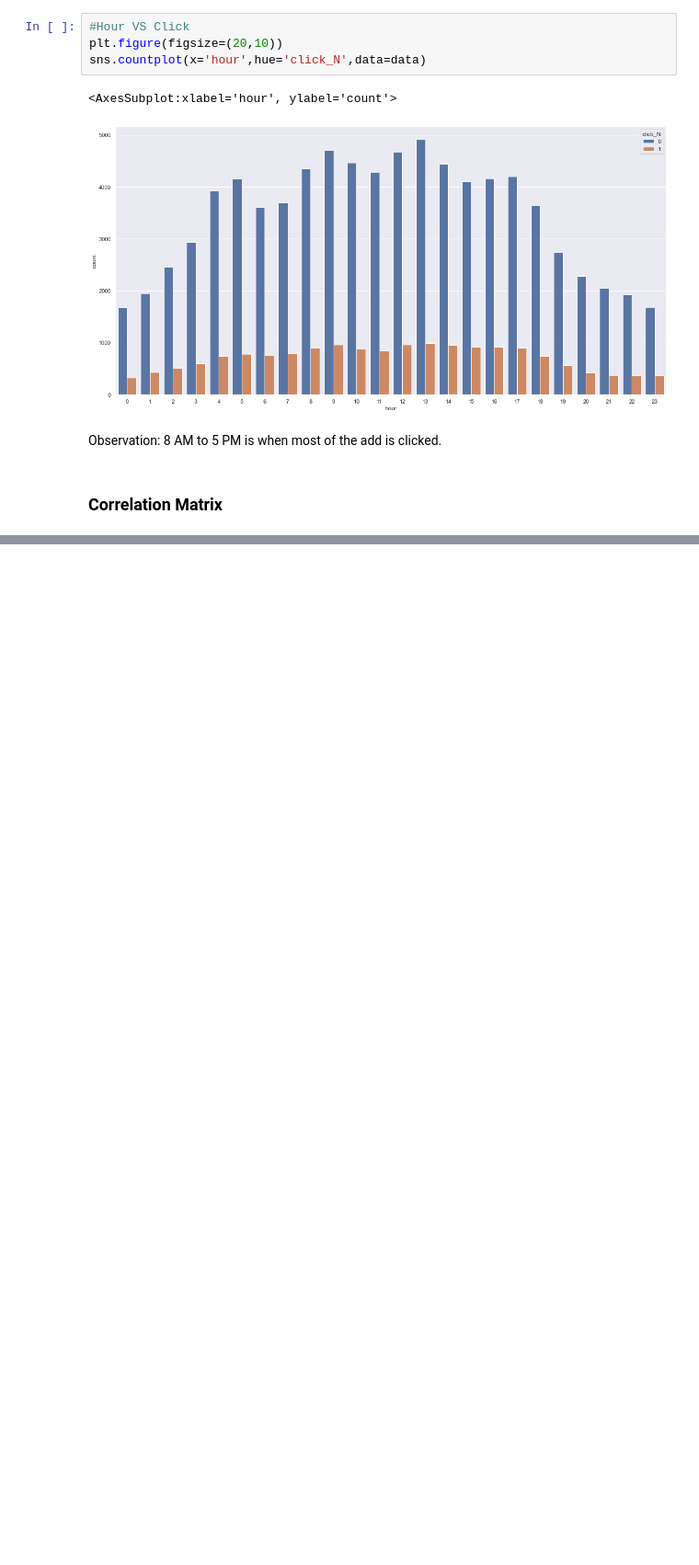
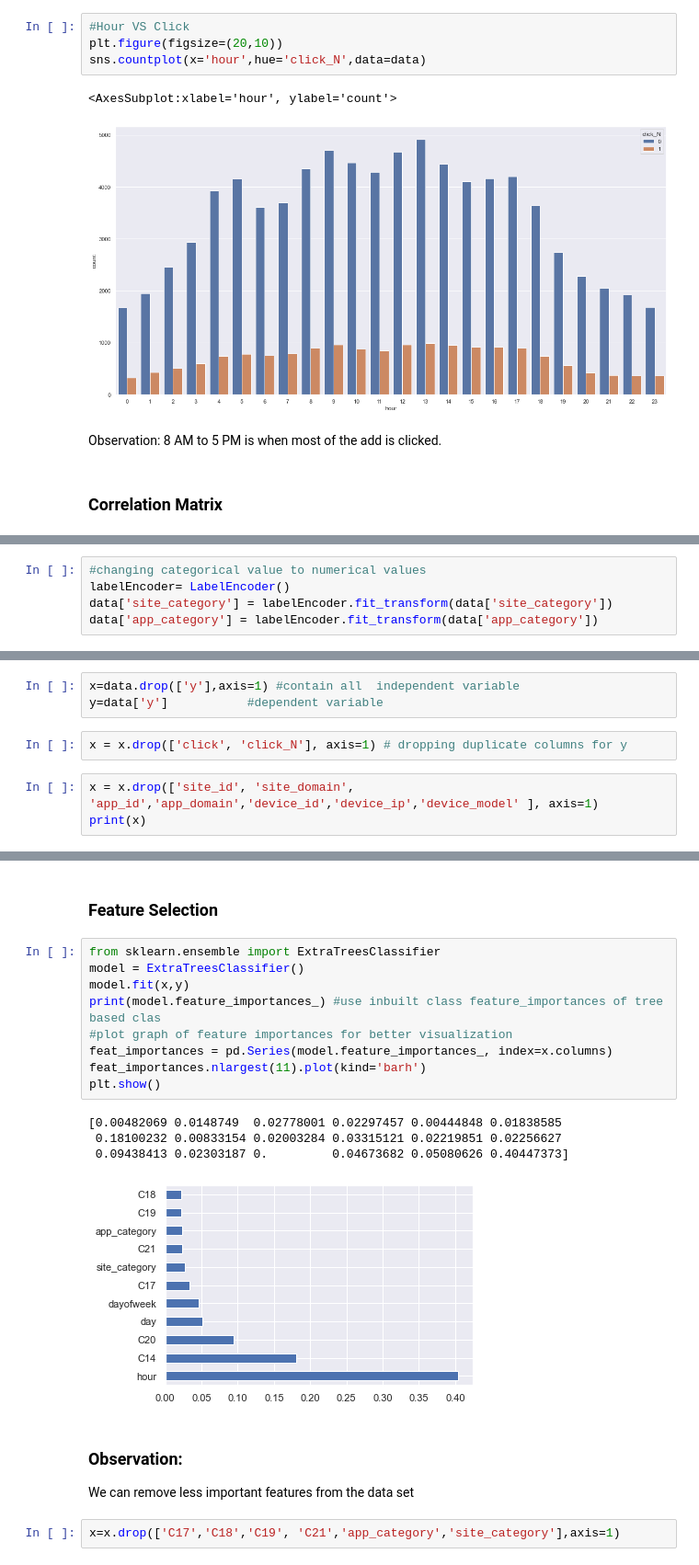
Before and after one commit to jagsrj/ClickThroughRatePrediction, a Jupyter notebook: Machine Learning Assignment - Click Through Rate Prediction.ipynb, the cells around one changed output, grey strips where cells are left out. Shown: that part at 92% size. Saved outputs shown, nothing was run; the diff lists cells and outputs as text; blank space fills up the shorter version.

Commit message:
feature selection added

```diff
--- a/Machine Learning Assignment - Click Through Rate Prediction.ipynb
+++ b/Machine Learning Assignment - Click Through Rate Prediction.ipynb
@@ -223,0 +254,5 @@ Text(0.5, 1.05, 'Pearson correlation of Features')
+# %%
+#changing categorical value to numerical values
+labelEncoder= LabelEncoder()
+data['site_category'] = labelEncoder.fit_transform(data['site_category'])
+data['app_category'] = labelEncoder.fit_transform(data['app_category'])
@@ -223,0 +306,8 @@ Text(0.5, 1.05, 'Pearson correlation of Features')
+# %%
+x=data.drop(['y'],axis=1) #contain all  independent variable
+y=data['y']           #dependent variable
+# %%
+x = x.drop(['click', 'click_N'], axis=1) # dropping duplicate columns for y
+# %%
+x = x.drop(['site_id', 'site_domain', 'app_id','app_domain','device_id','device_ip','device_model' ], axis=1)
+print(x)
@@ -223,0 +332,21 @@ Text(0.5, 1.05, 'Pearson correlation of Features')
+# %% [markdown]
+### Feature Selection
+# %%
+from sklearn.ensemble import ExtraTreesClassifier
+model = ExtraTreesClassifier()
+model.fit(x,y)
+print(model.feature_importances_) #use inbuilt class feature_importances of tree based clas
+#plot graph of feature importances for better visualization
+feat_importances = pd.Series(model.feature_importances_, index=x.columns)
+feat_importances.nlargest(11).plot(kind='barh')
+plt.show()
+# %% [output]
+[0.00482069 0.0148749  0.02778001 0.02297457 0.00444848 0.01838585
+ 0.18100232 0.00833154 0.02003284 0.03315121 0.02219851 0.02256627
+ 0.09438413 0.02303187 0.         0.04673682 0.05080626 0.40447373]
+[figure, added]
+# %% [markdown]
+### Observation:
+We can remove less important features from the data set
+# %%
+x=x.drop(['C17','C18','C19', 'C21','app_category','site_category'],axis=1)
```
Also changed, not shown: parts of 12 cells of this notebook.
